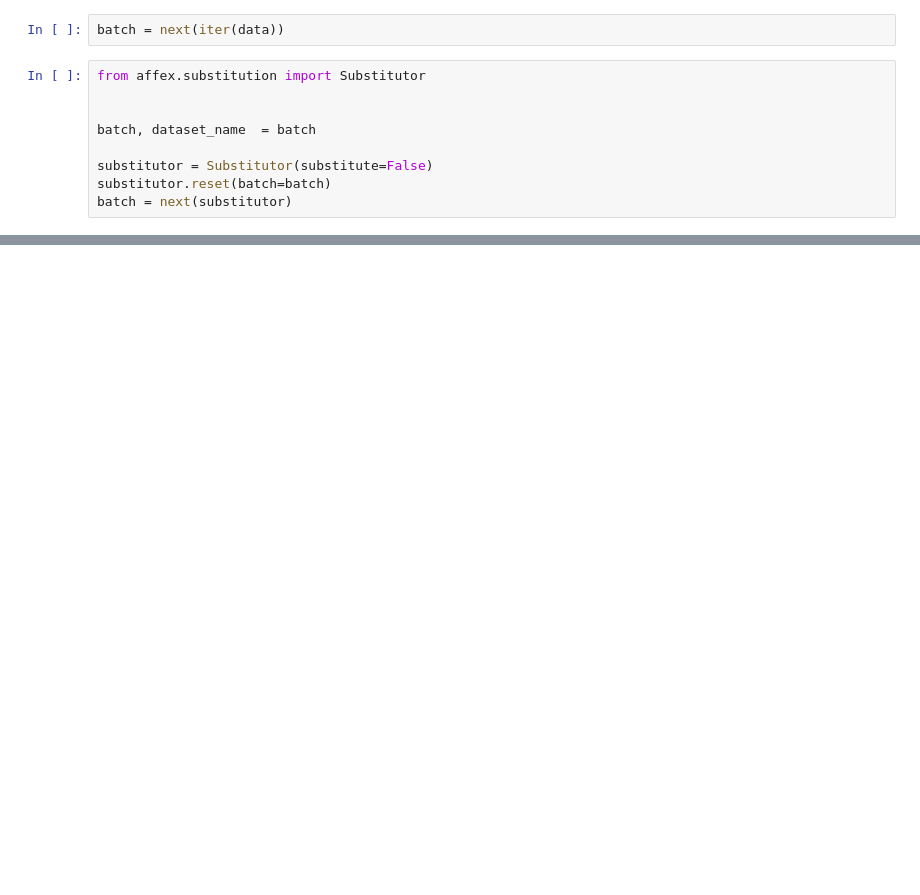
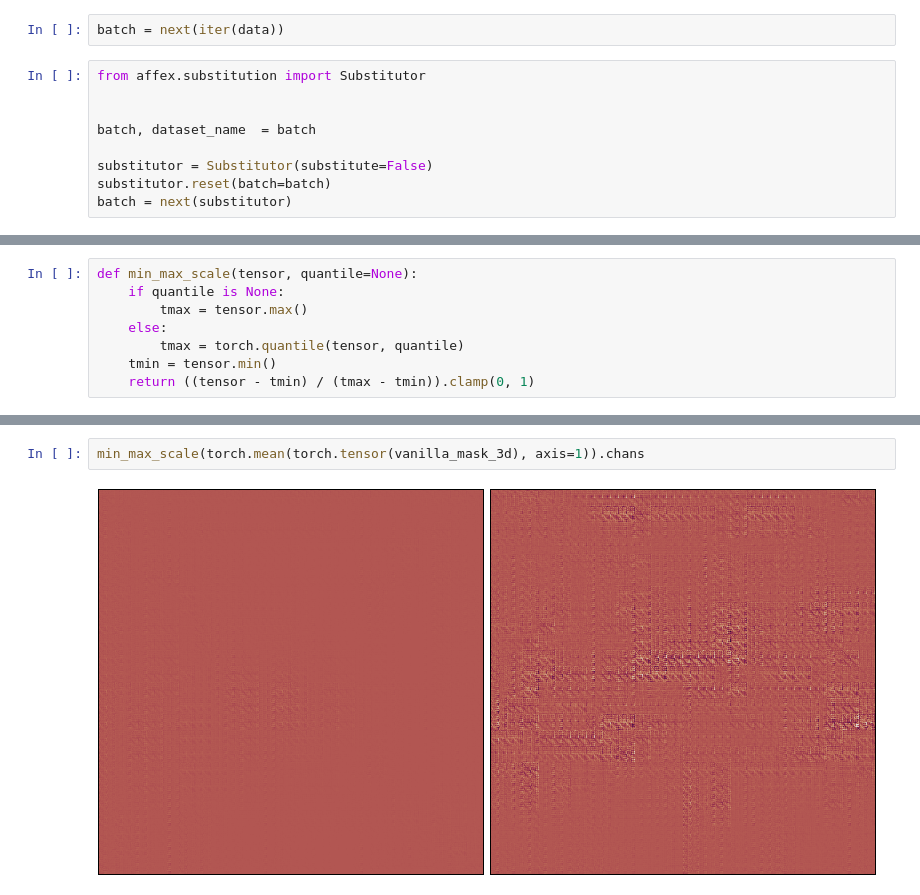
Before and after one commit to pasqualedem/AffinityExplainer, a Jupyter notebook: competitors.ipynb, the cells around one changed output, grey strips where cells are left out. Saved outputs shown, nothing was run; the diff lists cells and outputs as text; blank space fills up the shorter version.

```diff
--- a/competitors.ipynb
+++ b/competitors.ipynb
@@ -377,0 +149,8 @@ xAUC: tensor 0.956
+# %%
+def min_max_scale(tensor, quantile=None):
+    if quantile is None:
+        tmax = tensor.max()
+    else:
+        tmax = torch.quantile(tensor, quantile)
+    tmin = tensor.min()
+    return ((tensor - tmin) / (tmax - tmin)).clamp(0, 1)
@@ -377,0 +166,4 @@ xAUC: tensor 0.956
+# %%
+min_max_scale(torch.mean(torch.tensor(vanilla_mask_3d), axis=1)).chans
+# %% [output]
+[figure, added]
```
Also changed, not shown: parts of 24 cells of this notebook, 15 other files.
